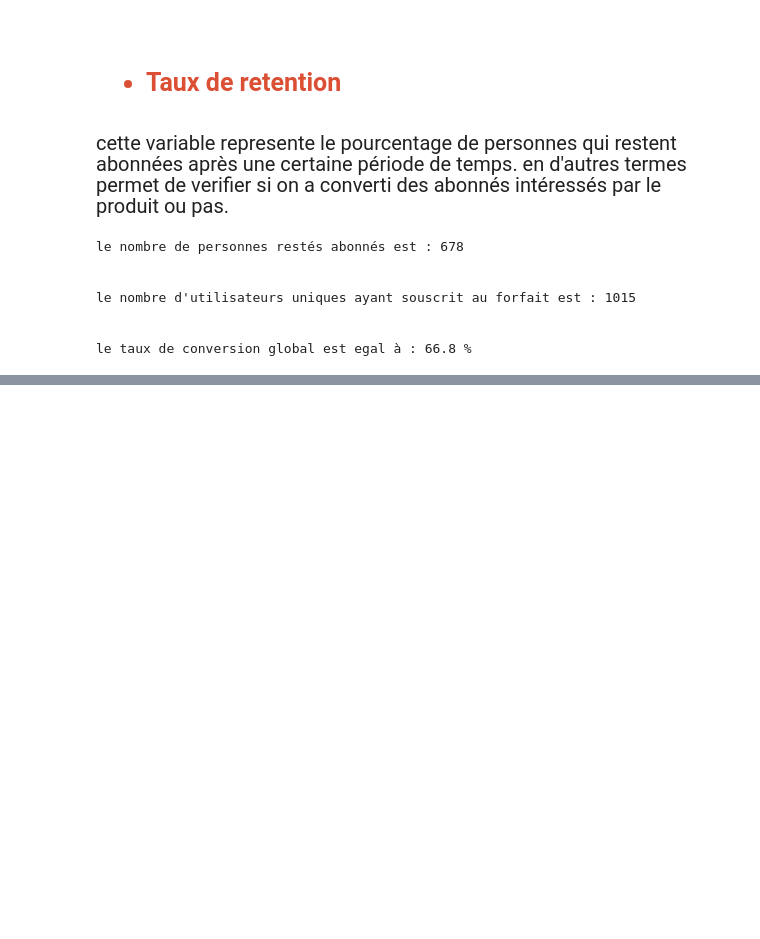
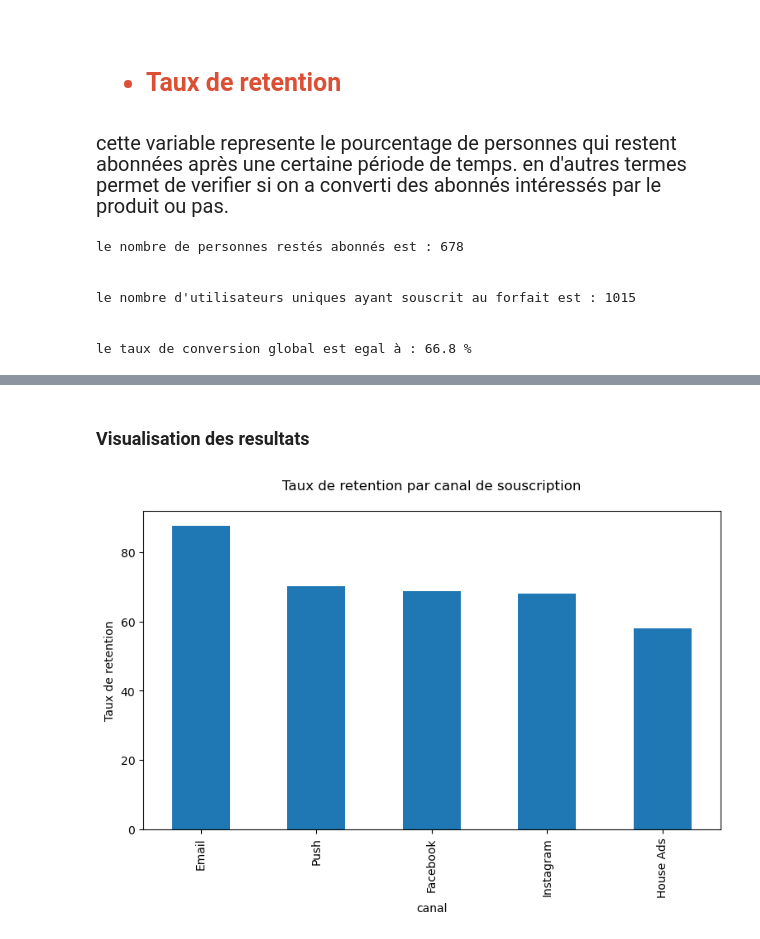
Before and after one commit to tziemiNgansop237/Analyse_Campagne_Marketing, a Jupyter notebook: src/indicateurs_Cles_de_Performance.ipynb, the cells around one changed output, grey strips where cells are left out. Saved outputs shown, nothing was run; the diff lists cells and outputs as text; code cells hidden in the pictures; blank space fills up the shorter version.

```diff
--- a/src/indicateurs_Cles_de_Performance.ipynb
+++ b/src/indicateurs_Cles_de_Performance.ipynb
@@ -40,6 +41,9 @@ import fonctions_utilisees as f
 # %%
 url="https://raw.githubusercontent.com/JosueAfouda/Marketing-Pandas/master/marketing.csv"
 marketing_df= pd.read_csv(url)
+
+for col in ['date_served', 'date_subscribed', 'date_canceled']:
+    marketing_df[col]= pd.to_datetime(marketing_df[col])
 # %% [markdown]
 <br/>
 <h1 style="font-family: 'Georgia', serif;  font-size: 25px; color:rgb(219, 80, 52); text-shadow: 2px 2px 5px rgba(0, 0, 0, 0.3)">
@@ -94,0 +115,3 @@ le taux de conversion global est egal à : 66.8 %
+# %%
+taux_re_canal = f.Taux_retention_par_variable(marketing_df,'subscribing_channel')
+print("Taux de retention par canal de souscription :\n",taux_re_canal)
@@ -94,0 +127,11 @@ le taux de conversion global est egal à : 66.8 %
+# %% [markdown]
+### Visualisation  des resultats
+# %%
+plt.figure(figsize=(9,5))
+taux_re_canal.sort_values(ascending=False).plot(kind='bar')
+plt.title("Taux de retention par canal de souscription\n")
+plt.xlabel('canal')
+plt.ylabel('Taux de retention')
+plt.show()
+# %% [output]
+[figure, added]
```
Also changed, not shown: parts of 51 cells of this notebook, 3 other files.
